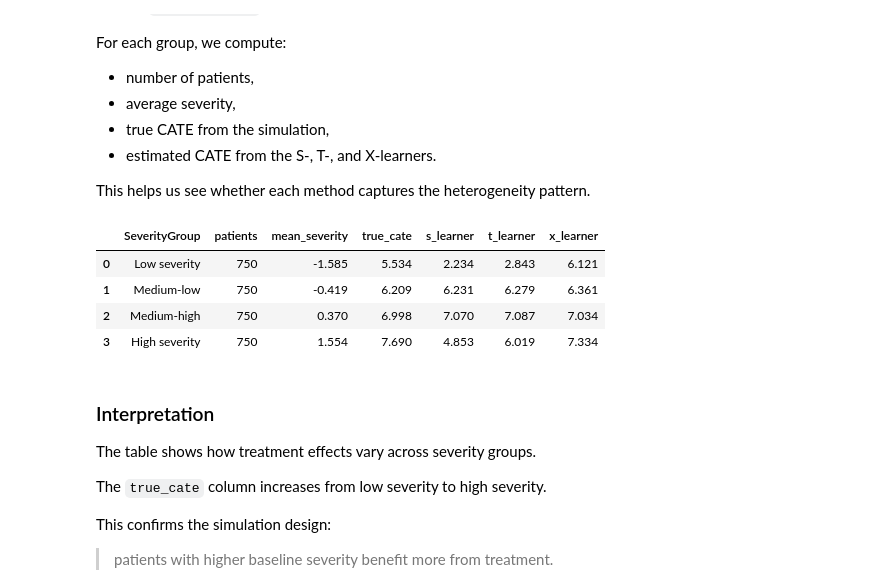
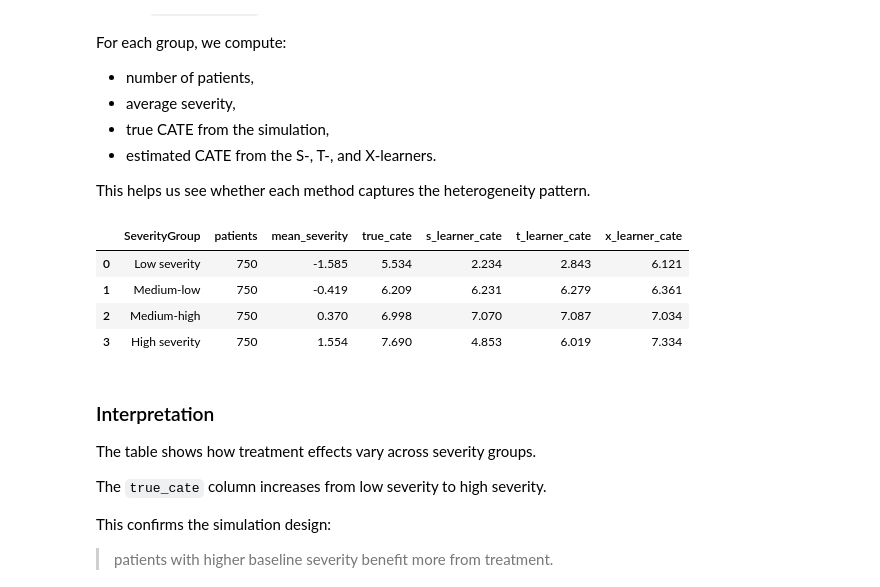
Before and after one commit to Ci2Lab/Causal-Intelligence-Course, a Jupyter notebook: Lectures/03_Causal_ML.ipynb, the cells around one changed output. Drawn from its saved outputs; the diff is of its cells as text; code cells hidden in the pictures.

```diff
--- a/Lectures/03_Causal_ML.ipynb
+++ b/Lectures/03_Causal_ML.ipynb
@@ -2404,19 +2425,19 @@ This helps us see whether each method captures the heterogeneity pattern.
 # %%
 # Use the same four severity groups defined earlier in the chapter.
 # Do not redefine SeverityGroup here.
 
 cate_by_severity = health.groupby("SeverityGroup", observed=True).agg(
     patients=("RecoveryScore", "size"),
     mean_severity=("Severity", "mean"),
     true_cate=("TrueTreatmentEffect", "mean"),
-    s_learner=("CATE_S_learner", "mean"),
-    t_learner=("CATE_T_learner", "mean"),
-    x_learner=("CATE_X_learner", "mean"),
+    s_learner_cate=("CATE_S_learner", "mean"),
+    t_learner_cate=("CATE_T_learner", "mean"),
+    x_learner_cate=("CATE_X_learner", "mean"),
 ).reset_index()
 
 cate_by_severity.round(3)
 # %% [output]
-|  | SeverityGroup | patients | mean_severity | true_cate | s_learner | t_learner | x_learner |
+|  | SeverityGroup | patients | mean_severity | true_cate | s_learner_cate | t_learner_cate | x_learner_cate |
 | 0 | Low severity | 750 | -1.585 | 5.534 | 2.234 | 2.843 | 6.121 |
 | 1 | Medium-low | 750 | -0.419 | 6.209 | 6.231 | 6.279 | 6.361 |
 | 2 | Medium-high | 750 | 0.370 | 6.998 | 7.070 | 7.087 | 7.034 |
```
Also changed, not shown: parts of 7 cells of this notebook.
